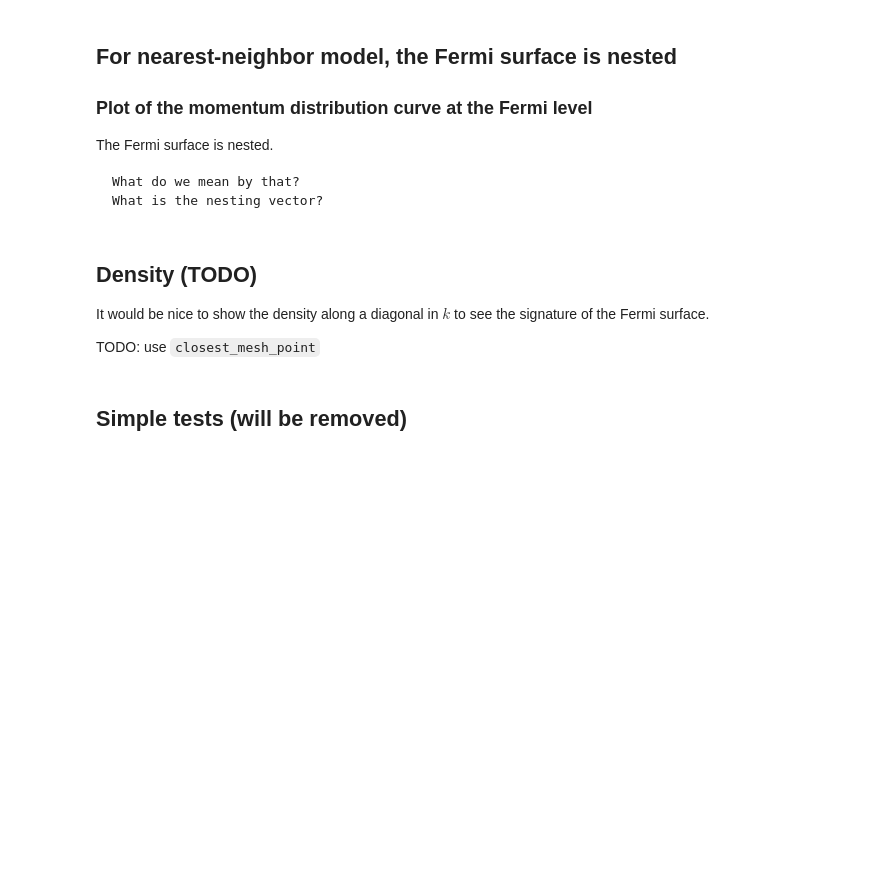
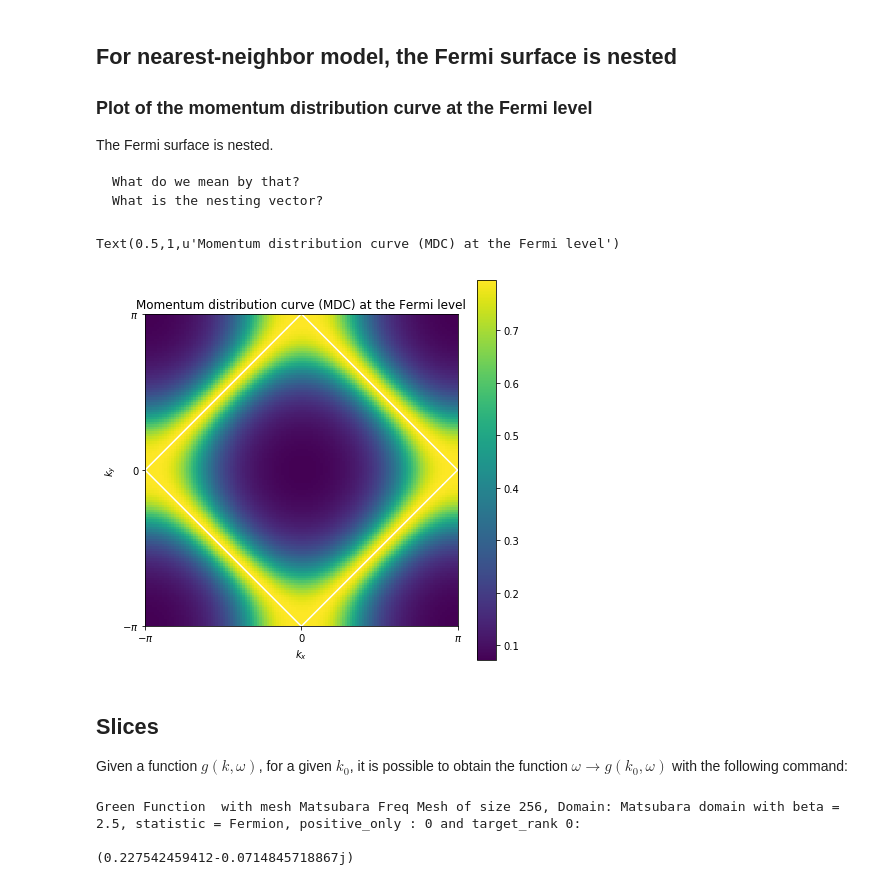
Before and after one commit to TRIQS/tutorials, a Jupyter notebook: TRIQSTutorialsPython/TPSC/TPSC-1.ipynb, the cells around one changed output. Saved outputs shown, nothing was run; the diff lists cells and outputs as text; code cells hidden in the pictures; blank space fills up the shorter version.

```diff
--- a/TRIQSTutorialsPython/TPSC/TPSC-1.ipynb
+++ b/TRIQSTutorialsPython/TPSC/TPSC-1.ipynb
@@ -38,3 +36,10 @@ n_w = 128
+# %%
+# Regroup some parameters of the computation used later
+beta = 1/0.4 # Inverse temperature
+t = 1.0      # Hopping
+n_k = 128    # Number of points in the Brillouin Zone mesh (for each dimension)
+n_w = 128    # Number of Matsubara frequencies
+mu = 0       # Chemical potential
 # %% [markdown]
 ## A mesh on a Brillouin Zone
 
@@ -89,27 +130,23 @@ The Fermi surface is nested.
     What do we mean by that?
     What is the nesting vector?
 # %%
-k = np.linspace(-np.pi, np.pi, n_k+1, endpoint=True)
-kx, ky = np.meshgrid(k, k)
+kgrid1d = np.linspace(-np.pi, np.pi, n_k+1, endpoint=True)  # a linear grid
+kx, ky = np.meshgrid(kgrid1d, kgrid1d)                      # a 2d grid of points from numpy
 
-spectral = lambda kx, ky: -g0([kx,ky,0],0).imag
-fs = lambda kx, ky: (1/g0([kx,ky,0],0)).real
+spectral = lambda kx, ky: -g0( (kx,ky,0), 0).imag
+fs = lambda kx, ky: (1/g0( (kx,ky,0) , 0)).real
 
 plt.figure(figsize=(7,7))
 plt.pcolor(kx, ky, np.vectorize(spectral)(kx,ky))
 plt.colorbar()
 plt.contour(kx, ky, np.vectorize(fs)(kx,ky), levels=[0], colors='white')
 plt.axes().set_aspect('equal')
 
 # Cosmetics
 plt.xticks([-np.pi, 0, np.pi],[r"$-\pi$", r"0", r"$\pi$"])
 plt.yticks([-np.pi, 0, np.pi],[r"$-\pi$", r"0", r"$\pi$"])
-plt.xlabel(r"$k_x$")
-plt.ylabel(r"$k_y$")
+plt.xlabel(r"$k_x$"); plt.ylabel(r"$k_y$")
 plt.title("Momentum distribution curve (MDC) at the Fermi level")
+# %% [output]
+Text(0.5,1,u'Momentum distribution curve (MDC) at the Fermi level')
+[figure, added]
-# %% [markdown]
-## Density (TODO)
-
-It would be nice to show the density along a diagonal in $k$ to see the signature of the Fermi surface.
-
-TODO: use ``closest_mesh_point``
@@ -121,2 +152,0 @@ plt.plot(kr, np.vectorize(d)(kr), '-o')
-# %% [markdown]
-## Simple tests (will be removed)
@@ -132,0 +153,17 @@ for k in g0.mesh[0]:
+# %% [markdown]
+## Slices
+
+Given a function $g(k,\omega)$, for a given $k_0$, it is possible to obtain
+the function $\omega \rightarrow g(k_0, \omega)$ with the following command:
+# %%
+k0 = (0.02,0.01,0)      # a k point as a tuple of 3 floats
+gw = g0(k0, all)        # We use the "built-in" function all here as equivalent of :,
+                        # which Python does not permit in ()
+print gw
+print g0(np.array((0,0,0)),0)
+assert gw.mesh == g0.mesh[1]            # The meshes corresponds !
+assert abs(gw(0) - g0(k0, 0)) < 1.e-14  # Partially evaluate the function or directly evaluate is the same
+# %% [output]
+Green Function  with mesh Matsubara Freq Mesh of size 256, Domain: Matsubara domain with beta = 2.5, statistic = Fermion, positive_only : 0 and target_rank 0:
+
+(0.227542459412-0.0714845718867j)
```
Also changed, not shown: parts of 17 cells of this notebook, 4 other files.
